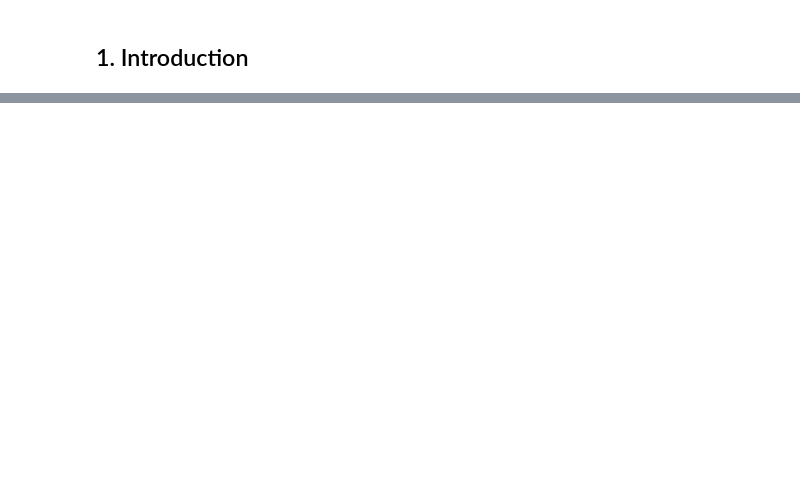
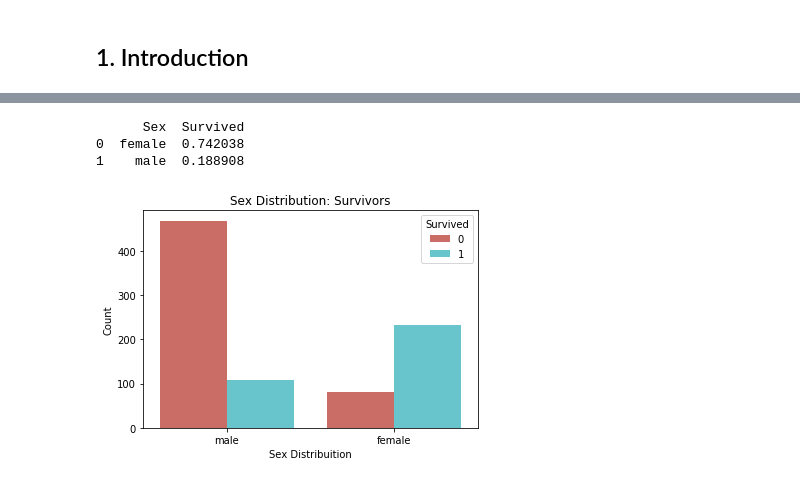
Before and after one commit to imary16/SurvivalTitanic, a Jupyter notebook: Titanic-Survival.ipynb, the cells around one changed output, grey strips where cells are left out. Drawn from its saved outputs; the diff is of its cells as text; code cells hidden in the pictures; blank space fills up the shorter version.

```diff
--- a/Titanic-Survival.ipynb
+++ b/Titanic-Survival.ipynb
@@ -34,0 +60,8 @@ FileNotFoundError: [Errno 2] File ../input/titanic/train.csv does not exist: '..
+# %%
+train['FamilySize'] = train.SibSp + train.Parch
+test['FamilySize'] = test.SibSp + test.Parch;
+# Get Title from Name
+train['Title'] = [i.split(",")[1].split(".")[0].strip() for i in train["Name"]]
+train["Title"] = pd.Series(train['Title'])
+print('Titles: ', train.Title.nunique())
+print(train.Title.value_counts())
@@ -34,0 +88,9 @@ FileNotFoundError: [Errno 2] File ../input/titanic/train.csv does not exist: '..
+# %%
+train["Title"] = train["Title"].replace(['Lady', 'the Countess','Countess','Capt','Col','Don',
+                                         'Dr', 'Major', 'Rev', 'Sir', 'Jonkheer', 'Dona'], 'Rare')
+print(train.Title.value_counts())
+
+test['Title'] = [i.split(",")[1].split(".")[0].strip() for i in test["Name"]]
+test["Title"] = pd.Series(test['Title'])
+test["Title"] = test["Title"].replace(['Lady', 'the Countess','Countess','Capt','Col','Don',
+                                         'Dr', 'Major', 'Rev', 'Sir', 'Jonkheer', 'Dona'], 'Rare')
@@ -34,0 +107,12 @@ FileNotFoundError: [Errno 2] File ../input/titanic/train.csv does not exist: '..
+# %%
+print(train[['Sex', 'Survived']].groupby(['Sex'], as_index=False).mean())
+sns.countplot(x="Sex", data=train, hue="Survived", palette="hls")
+plt.title('Sex Distribution: Survivors')
+plt.xlabel('Sex Distribuition')
+plt.ylabel('Count')
+plt.show()
+# %% [output]
+      Sex  Survived
+0  female  0.742038
+1    male  0.188908
+[figure, added]
```
Also changed, not shown: parts of 20 cells of this notebook.
